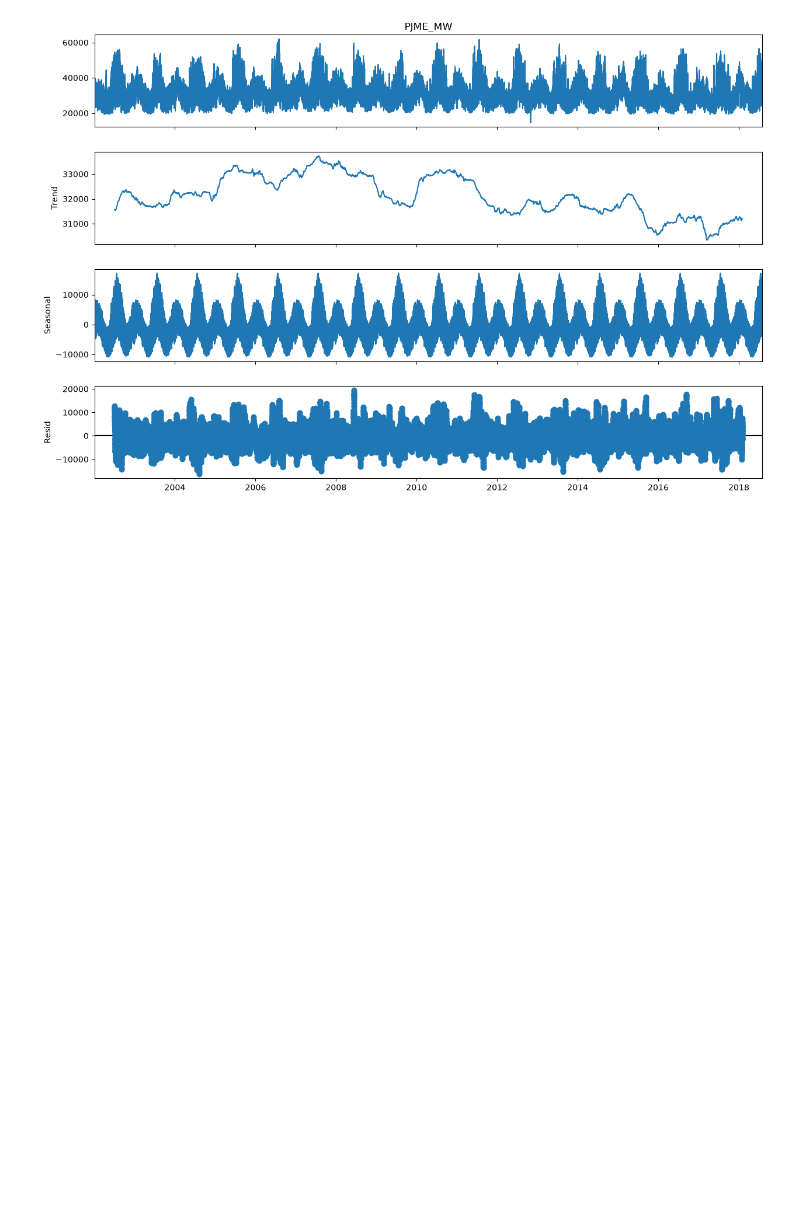
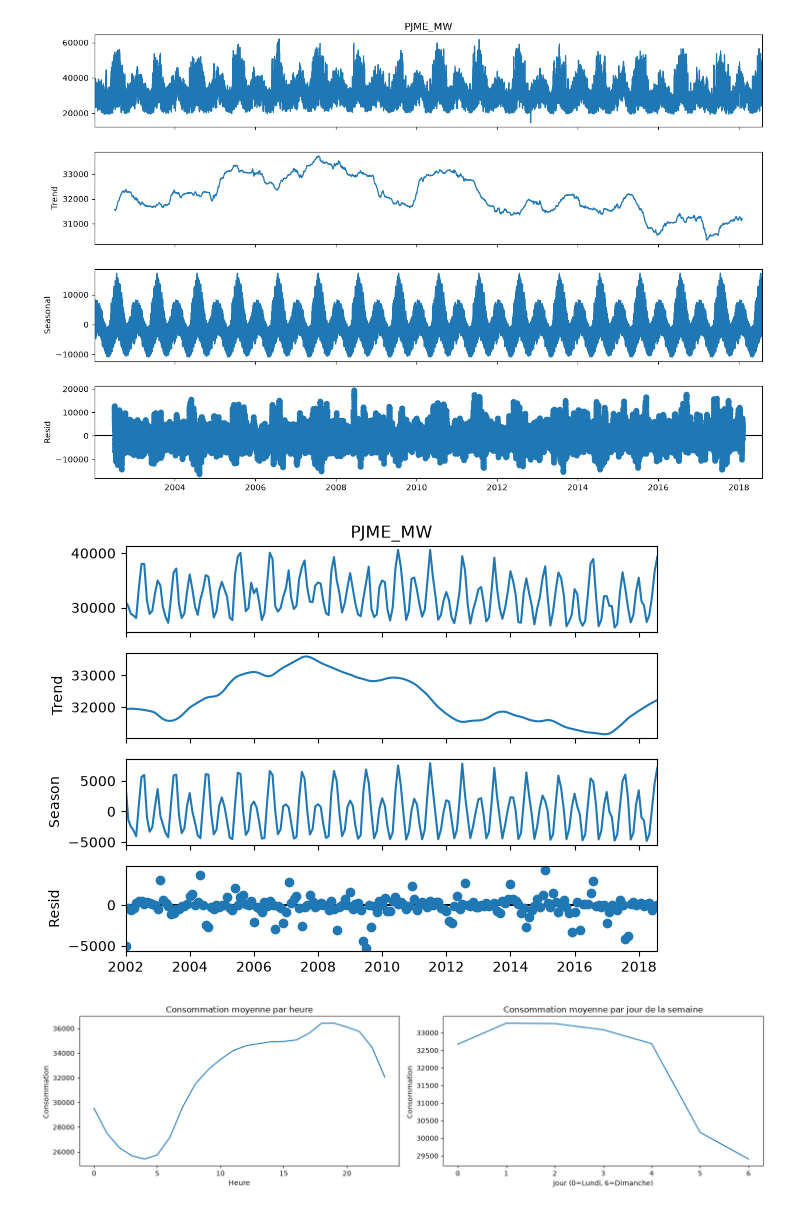
Before and after one commit to Oumohgh/electricity-demand-forecasting-azure, a Jupyter notebook: notebook.ipynb, the cells around one changed output. Saved outputs shown, nothing was run; the diff lists cells and outputs as text; code cells hidden in the pictures; blank space fills up the shorter version.

```diff
--- a/notebook.ipynb
+++ b/notebook.ipynb
@@ -374,3 +379,28 @@ fig.set_size_inches(14, 9)
 plt.show()
 # %% [output]
 [figure]
+# %%
+df_ts = series.set_index("Datetime").sort_index()
+
+monthly = df_ts["PJME_MW"].resample("MS").mean()
+result = STL(monthly, period=12, robust=True).fit()
+result.plot()
+plt.show()
+fig, axes = plt.subplots(1, 2, figsize=(15, 4))
+
+df_ts.groupby(df_ts.index.hour)["PJME_MW"].mean().plot(
+    ax=axes[0], title="Consommation moyenne par heure")
+
+df_ts.groupby(df_ts.index.dayofweek)["PJME_MW"].mean().plot(
+    ax=axes[1], title="Consommation moyenne par jour de la semaine")
+
+axes[0].set_xlabel("Heure")
+axes[1].set_xlabel("Jour (0=Lundi, 6=Dimanche)")
+axes[0].set_ylabel("Consommation ")
+axes[1].set_ylabel("Consommation ")
+
+plt.tight_layout()
+plt.show()
+# %% [output]
+[figure, added]
+[figure, added]
```
Also changed, not shown: parts of 7 cells of this notebook.
